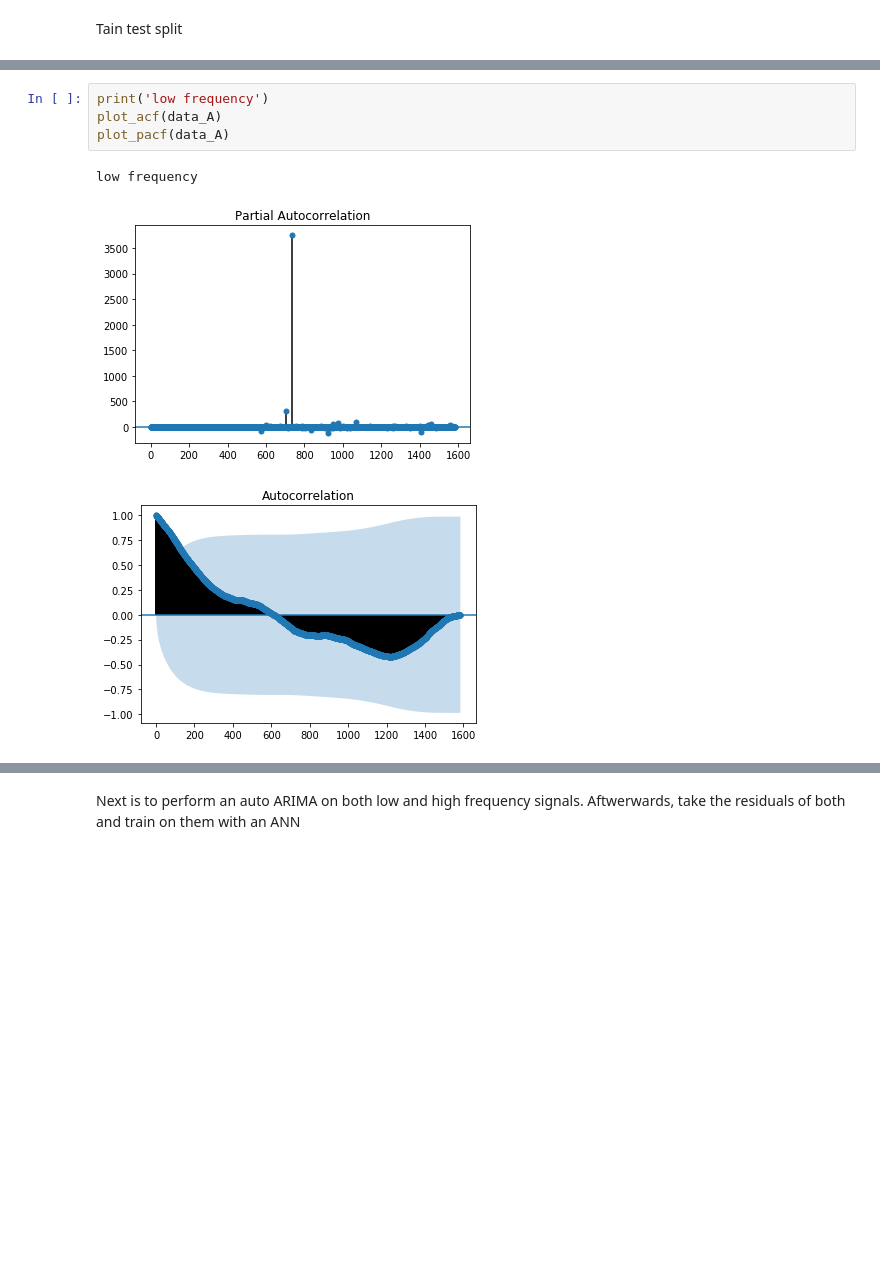
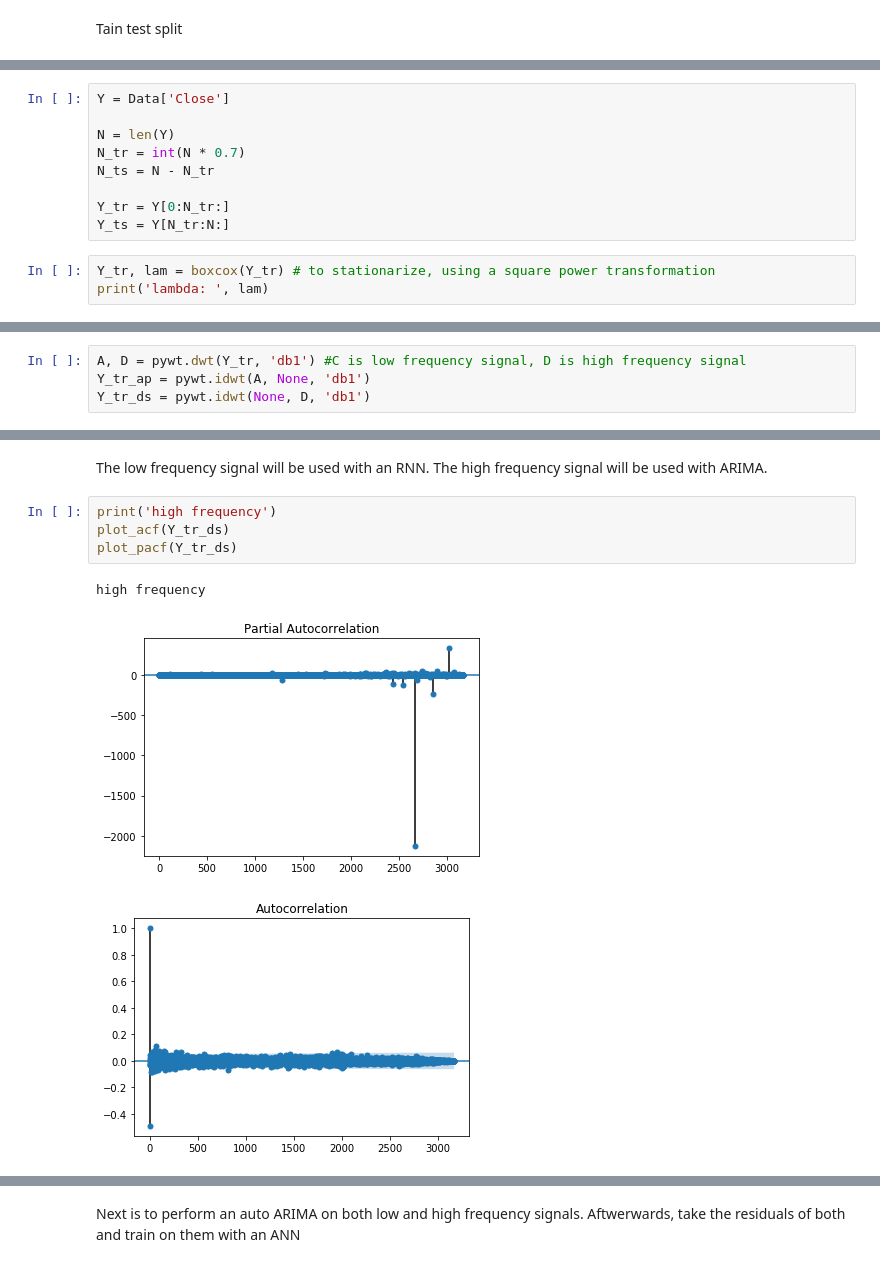
Before and after one commit to KalielWilliamson/wavelet_arima_rnn_forecast, a Jupyter notebook: dwt_ann_arima_stock_forecast.ipynb, the cells around one changed output, grey strips where cells are left out. Cells and saved outputs as stored; diff of their text form; blank space fills up the shorter version.

Commit message:
more closely following algorithm

```diff
--- a/dwt_ann_arima_stock_forecast.ipynb
+++ b/dwt_ann_arima_stock_forecast.ipynb
@@ -98,0 +111,12 @@ This is obviously non-stationary, so I'll apply a power transform. Specifically,
+# %%
+Y = Data['Close']
+
+N = len(Y)
+N_tr = int(N * 0.7)
+N_ts = N - N_tr
+
+Y_tr = Y[0:N_tr:]
+Y_ts = Y[N_tr:N:]
+# %%
+Y_tr, lam = boxcox(Y_tr) # to stationarize, using a square power transformation
+print('lambda: ', lam)
@@ -121,0 +139,4 @@ plt.show()
+# %%
+A, D = pywt.dwt(Y_tr, 'db1') #C is low frequency signal, D is high frequency signal
+Y_tr_ap = pywt.idwt(A, None, 'db1')
+Y_tr_ds = pywt.idwt(None, D, 'db1')
@@ -122,8 +155,10 @@ plt.show()
+# %% [markdown]
+The low frequency signal will be used with an RNN. The high frequency signal will be used with ARIMA.
 # %%
-print('low frequency')
-plot_acf(data_A)
-plot_pacf(data_A)
+print('high frequency')
+plot_acf(Y_tr_ds)
+plot_pacf(Y_tr_ds)
 # %% [output]
-low frequency
+high frequency
-[figure, old version]
+[figure, new version]
-[figure, old version]
+[figure, new version]
```
Also changed, not shown: parts of 33 cells of this notebook, 1 other file.
